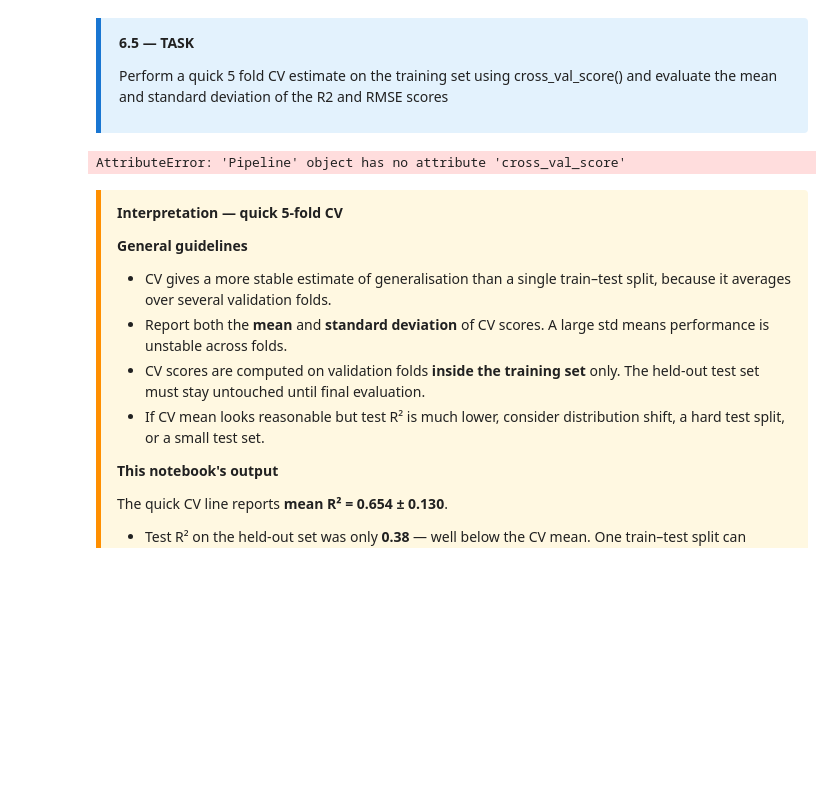
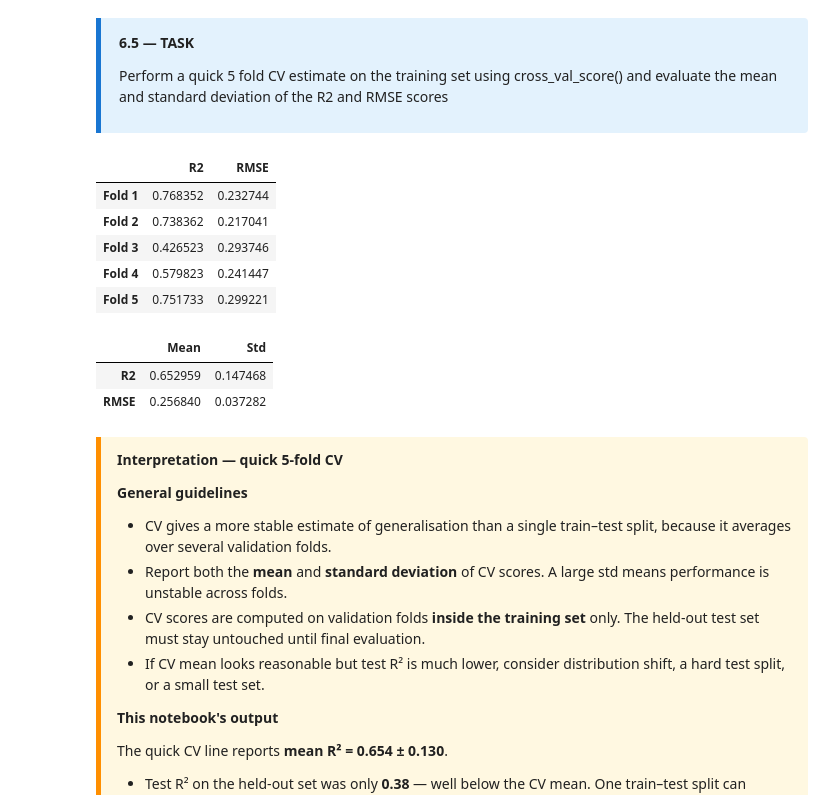
Before and after one commit to thomasvandaeleilvo/ai4as_pitfalls_in_machine_thomas, a Jupyter notebook: notebooks_code/class_01_exercise.ipynb, the cells around one changed output. Cells and saved outputs as stored; diff of their text form; code cells hidden in the pictures; blank space fills up the shorter version.

```diff
--- a/notebooks_code/class_01_exercise.ipynb
+++ b/notebooks_code/class_01_exercise.ipynb
@@ -576,15 +576,35 @@ Perform a quick 5 fold CV estimate on the training set using cross_val_score() a
 # %%
 # Add your code here
 
 # Hints:
 # - Use cross_val_score on gbm_1 with X_train, y_train, cv=5
 # - Score at least R²; report mean and standard deviation across folds
 # - TASK also mentions RMSE — add a second cross_val_score call if you include it
-result=   gbm_1.cross_val_score(X_train, y_train, cv=5, scoring=['r2', 'neg_root_mean_squared_error'])
-result_df = pd.DataFrame(result, index=['Fold 1', 'Fold 2', 'Fold 3', 'Fold 4', 'Fold 5'])
-result_df
+r2_scores = cross_val_score(gbm_1, X_train, y_train, cv=5, scoring='r2')
+rmse_scores = -cross_val_score(gbm_1, X_train, y_train, cv=5, scoring='neg_root_mean_squared_error')
+
+cv_scores = pd.DataFrame(
+    {
+        'R2': r2_scores,
+        'RMSE': rmse_scores,
+    },
+    index=[f'Fold {i}' for i in range(1, 6)],
+)
+
+cv_summary = cv_scores.agg(['mean', 'std']).T.rename(columns={'mean': 'Mean', 'std': 'Std'})
+
+display(cv_scores)
+cv_summary
 # %% [output]
-AttributeError: 'Pipeline' object has no attribute 'cross_val_score'
+|  | R2 | RMSE |
+| Fold 1 | 0.768352 | 0.232744 |
+| Fold 2 | 0.738362 | 0.217041 |
+| Fold 3 | 0.426523 | 0.293746 |
+| Fold 4 | 0.579823 | 0.241447 |
+| Fold 5 | 0.751733 | 0.299221 |
+|  | Mean | Std |
+| R2 | 0.652959 | 0.147468 |
+| RMSE | 0.256840 | 0.037282 |
 # %% [markdown]
 <div style="background:#FFF8E1;border-left:5px solid #FF8F00;padding:12px 16px;margin:10px 0;border-radius:0 4px 4px 0;">
 
```
Also changed, not shown: parts of 4 cells of this notebook.
